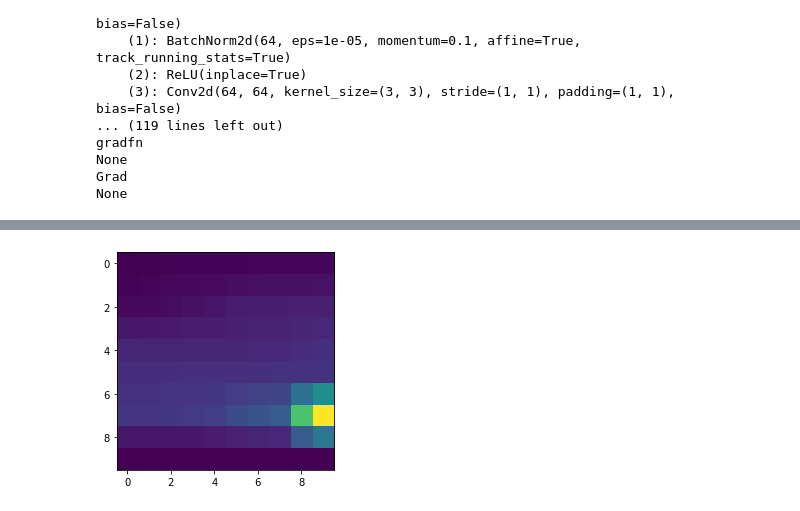
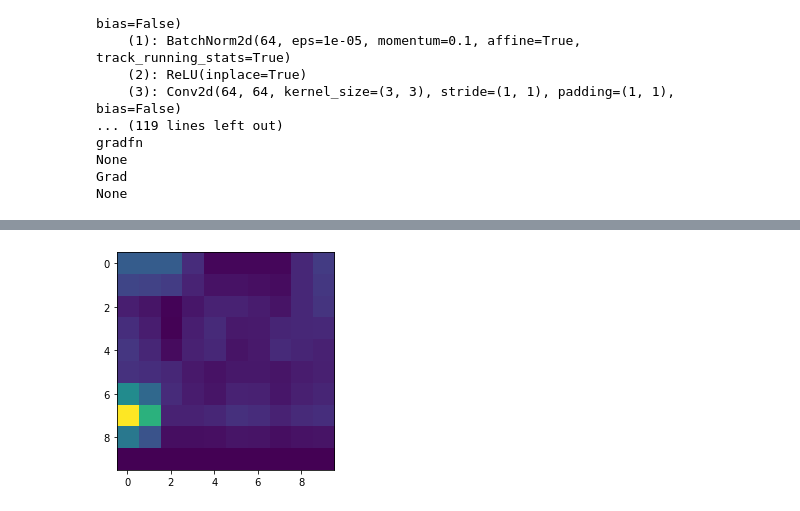
Before and after one commit to heatherbaier/social-sig, a Jupyter notebook: firstExample - WithGrad.ipynb, the cells around one changed output, grey strips where cells are left out. Drawn from its saved outputs; the diff is of its cells as text; code cells hidden in the pictures.

```diff
--- a/firstExample - WithGrad.ipynb
+++ b/firstExample - WithGrad.ipynb
@@ -298,4 +324,4 @@ show_image(0)
 # %%
-show_image(99)
+show_image(1)
 # %% [output]
-[figure, old version]
+[figure, new version]
```
Also changed, not shown: parts of 11 cells of this notebook.
